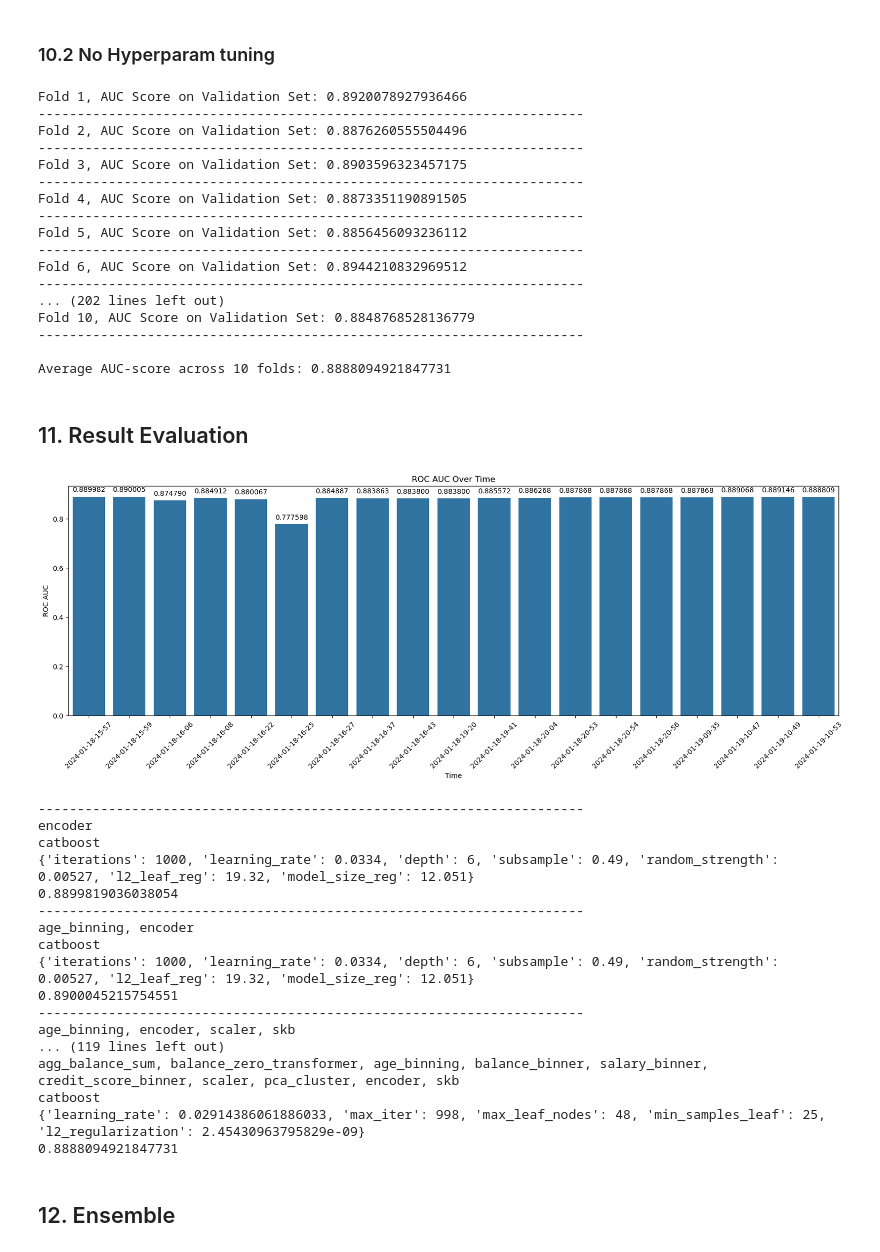
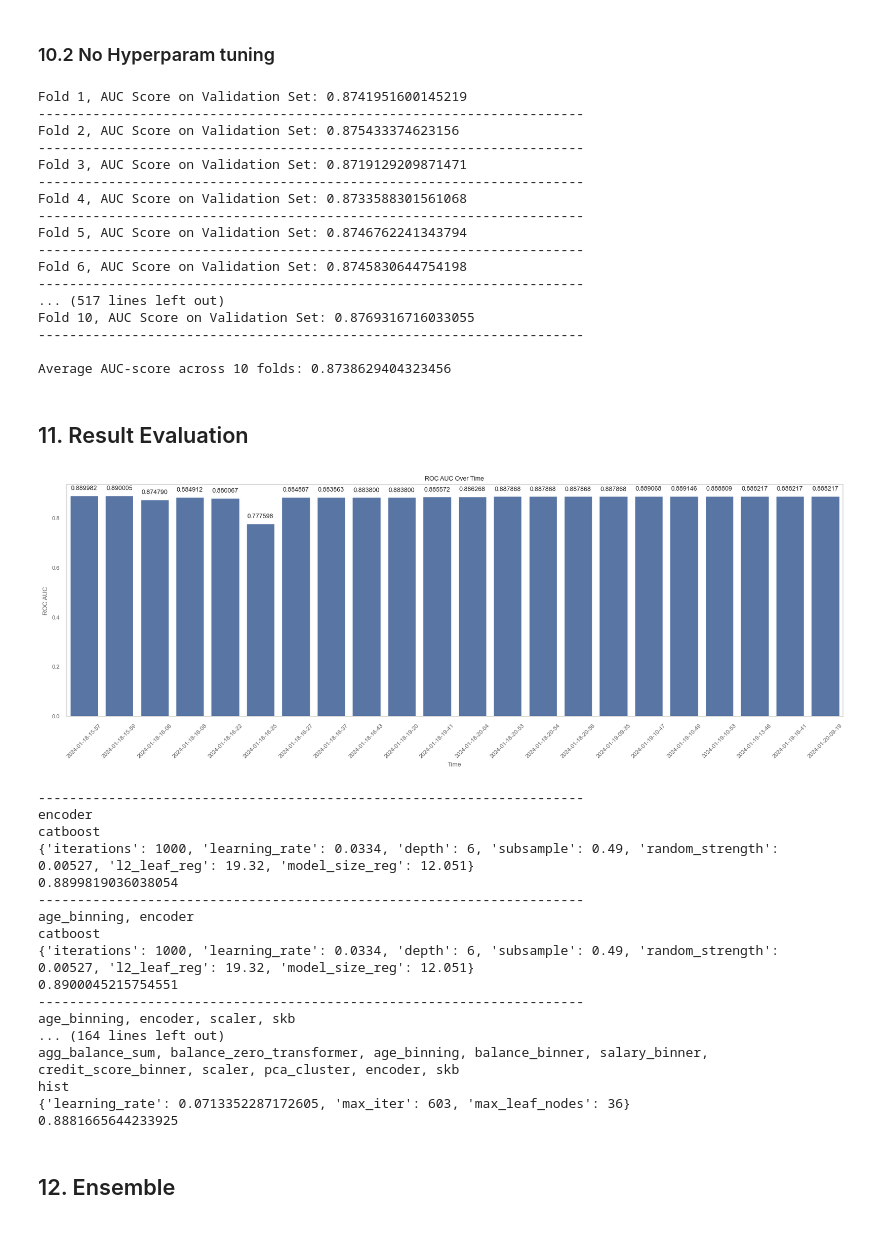
Before and after one commit to KrystianPi/Kaggle-S4E1, a Jupyter notebook: eda.ipynb, the cells around one changed output. Saved outputs shown, nothing was run; the diff lists cells and outputs as text; code cells hidden in the pictures.

```diff
--- a/eda.ipynb
+++ b/eda.ipynb
@@ -925,56 +908,57 @@ def crossval(pipeline, params):
     print(f'\nAverage AUC-score across {n_splits} folds: {average_cv_result}')
     log_results(pipeline, params, average_cv_result, 'catboost')
 # %%
-crossval(xgboost_pipeline, best_params_xgb)
-crossval(lgbm_pipeline, best_params_lgbm)
-crossval(hist_pipeline, best_params_hist)
+# crossval(xgboost_pipeline, best_params_xgb)
+# crossval(lgbm_pipeline, best_params_lgbm)
+# crossval(hist_pipeline, best_params_hist)
+# crossval(cat_pipeline, best_params_cat)
 # %% [output]
-Fold 1, AUC Score on Validation Set: 0.8920078927936466
+Fold 1, AUC Score on Validation Set: 0.8741951600145219
 ----------------------------------------------------------------------
-Fold 2, AUC Score on Validation Set: 0.8876260555504496
+Fold 2, AUC Score on Validation Set: 0.875433374623156
 ----------------------------------------------------------------------
-Fold 3, AUC Score on Validation Set: 0.8903596323457175
+Fold 3, AUC Score on Validation Set: 0.8719129209871471
 ----------------------------------------------------------------------
-Fold 4, AUC Score on Validation Set: 0.8873351190891505
+Fold 4, AUC Score on Validation Set: 0.8733588301561068
 ----------------------------------------------------------------------
-Fold 5, AUC Score on Validation Set: 0.8856456093236112
+Fold 5, AUC Score on Validation Set: 0.8746762241343794
 ----------------------------------------------------------------------
-Fold 6, AUC Score on Validation Set: 0.8944210832969512
+Fold 6, AUC Score on Validation Set: 0.8745830644754198
 ----------------------------------------------------------------------
-... (202 lines left out)
-Fold 10, AUC Score on Validation Set: 0.8848768528136779
+... (517 lines left out)
+Fold 10, AUC Score on Validation Set: 0.8769316716033055
 ----------------------------------------------------------------------
 
-Average AUC-score across 10 folds: 0.8888094921847731
+Average AUC-score across 10 folds: 0.8738629404323456
 # %% [markdown]
 ## 11. Result Evaluation
 # %%
-df_log = pd.read_csv('log.csv')
-plt.figure(figsize=(20, 6))
-ax = sns.barplot(data=df_log, x='Time', y='ROC AUC')
-plt.xticks(rotation=45)
-plt.title('ROC AUC Over Time')
-plt.xlabel('Time')
-plt.ylabel('ROC AUC')
+# df_log = pd.read_csv('log.csv')
+# plt.figure(figsize=(20, 6))
+# ax = sns.barplot(data=df_log, x='Time', y='ROC AUC')
+# plt.xticks(rotation=45)
+# plt.title('ROC AUC Over Time')
+# plt.xlabel('Time')
+# plt.ylabel('ROC AUC')
 
-# Adding the text on the bars
-for p in ax.patches:
-    ax.annotate(format(p.get_height(), '.6f'),
-                (p.get_x() + p.get_width() / 2., p.get_height()),
-                ha = 'center', va = 'center',
-                xytext = (0, 10),
-                textcoords = 'offset points')
+# # Adding the text on the bars
+# for p in ax.patches:
+#     ax.annotate(format(p.get_height(), '.6f'),
+#                 (p.get_x() + p.get_width() / 2., p.get_height()),
+#                 ha = 'center', va = 'center',
+#                 xytext = (0, 10),
+#                 textcoords = 'offset points')
 
-plt.show()
+# plt.show()
 
-for param, pipeline, model, score  in zip(df_log['Params'], df_log['Pipeline'], df_log['Model'], df_log['ROC AUC']):
-    print('-'*70)
-    print(pipeline)
-    print(model)
-    print(param)
-    print(score)
+# for param, pipeline, model, score  in zip(df_log['Params'], df_log['Pipeline'], df_log['Model'], df_log['ROC AUC']):
+#     print('-'*70)
+#     print(pipeline)
+#     print(model)
+#     print(param)
+#     print(score)
 # %% [output]
-[figure, old version]
+[figure, new version]
 ----------------------------------------------------------------------
 encoder
 catboost
@@ -987,11 +971,11 @@ catboost
 0.8900045215754551
 ----------------------------------------------------------------------
 age_binning, encoder, scaler, skb
-... (119 lines left out)
+... (164 lines left out)
 agg_balance_sum, balance_zero_transformer, age_binning, balance_binner, salary_binner, credit_score_binner, scaler, pca_cluster, encoder, skb
-catboost
-{'learning_rate': 0.02914386061886033, 'max_iter': 998, 'max_leaf_nodes': 48, 'min_samples_leaf': 25, 'l2_regularization': 2.45430963795829e-09}
-0.8888094921847731
+hist
+{'learning_rate': 0.0713352287172605, 'max_iter': 603, 'max_leaf_nodes': 36}
+0.8881665644233925
 # %% [markdown]
 ## 12. Ensemble
 # %% [markdown]
```
Also changed, not shown: parts of 34 cells of this notebook.
